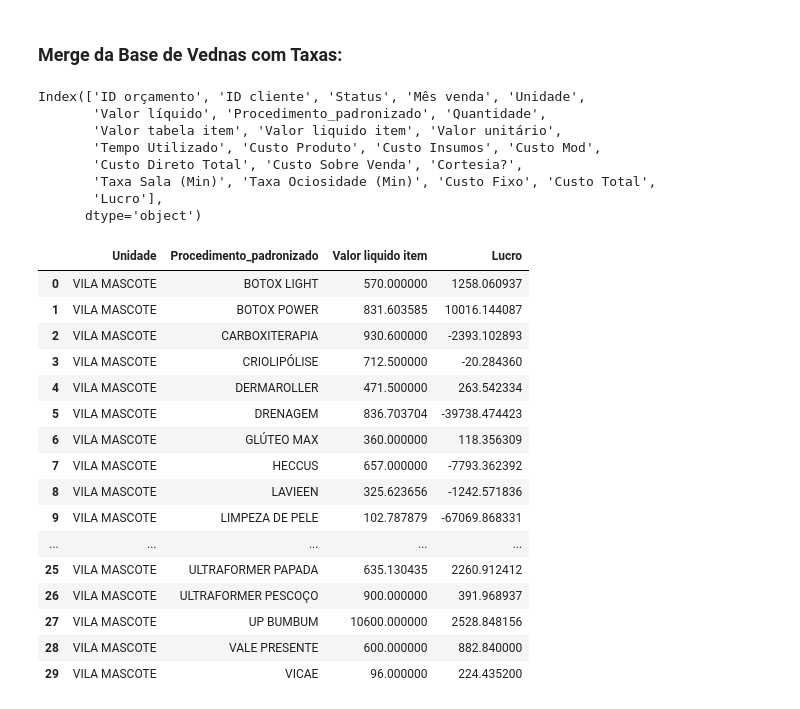
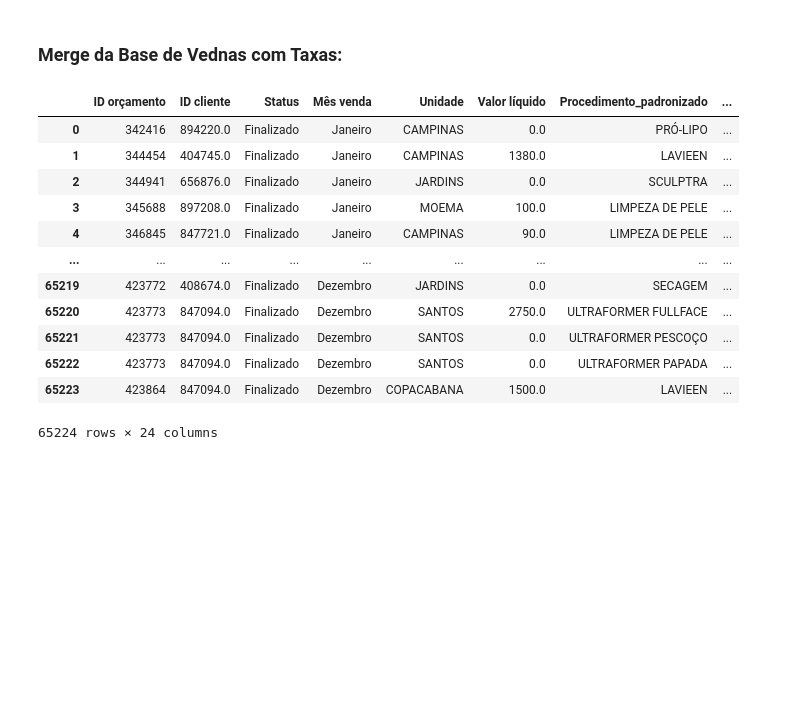
Before and after one commit to Devthalesant/Rentabilidade, a Jupyter notebook: Functions/tratando_bases.ipynb, the cells around one changed output. Drawn from its saved outputs; the diff is of its cells as text; code cells hidden in the pictures; blank space fills up the shorter version.

```diff
--- a/Functions/tratando_bases.ipynb
+++ b/Functions/tratando_bases.ipynb
@@ -636,5 +636,5 @@ all_costs_2024 = {
 # %%
-vmb_concat_path = "C:/Users/novo1/OneDrive/Desktop/Dev/Rentabilidade Anual/Bases/Venda Mesal Bruta/2024/vmb_2024_concat.csv"
+vmb_concat_path = 'C:/Users/novo1/OneDrive/Desktop/Dev/Rentabilidade Anual/Bases/Venda Mesal Bruta/2024/vmb_2024_concat.csv'
 
 
 vmb_concat = pd.read_csv(vmb_concat_path,low_memory=False)
@@ -707,6 +707,8 @@ vmb_concat['Custo Direto Total'] = vmb_concat['Custo Direto'] * vmb_concat['Quan
 
 vmb_concat['Valor unitário'] = vmb_concat['Valor liquido item'] / vmb_concat['Quantidade']
 
+vmb_concat["Valor tabela total"] = vmb_concat['Valor tabela item'] * vmb_concat['Quantidade']
+
 #dropndo colunad não utilizadas mais
 vmb_concat = vmb_concat.drop(columns=['Custo Direto'])
 
@@ -731,7 +733,7 @@ vmb_concat['Tempo Total'] = vmb_concat['Tempo Procedimento'] * vmb_concat["Quant
 
 vmb_concat_columns = ['ID orçamento', 'ID cliente', 'Status', 'Mês venda', 'Unidade',
                       'Valor líquido','Procedimento_padronizado', 'Quantidade',
-                      'Valor tabela item','Valor liquido item','Valor unitário','Tempo Total', 'Custo Produto',
+                      'Valor tabela item','Valor tabela total','Valor liquido item','Valor unitário','Tempo Total', 'Custo Produto',
                       'Custo Insumos', 'Custo Mod', 'Custo Direto Total', 'Custo Sobre Venda','Cortesia?']
 
 
@@ -744,4 +746,4 @@ vmb_concat = vmb_concat.rename(columns={"Tempo Total" : "Tempo Utilizado"})
 
 df_tempo_pago = vmb_concat.groupby(['Unidade']).agg({"Tempo Utilizado" : 'sum'}).reset_index()
 
-df_tempo_pago
+vmb_concat.to_csv("C:/Users/novo1/OneDrive/Desktop/Dev/Rentabilidade Anual/Bases/Venda Mesal Bruta/2024/vmb_2024_concat_treated.csv")
@@ -840,50 +824,28 @@ df_taxa_sala_ociosidade
 # %%
 df_final = pd.merge(vmb_concat,df_taxa_sala_ociosidade,how='left')
 
 df_final["Custo Fixo"] = ((df_final['Tempo Utilizado']* df_final['Taxa Sala (Min)']) + (df_final['Tempo Utilizado']* df_final['Taxa Ociosidade (Min)']))
 
 receita_gerada = df_final['Valor liquido item'].sum()
 
 df_final['Custo Total'] = df_final['Custo Fixo'] + df_final['Custo Direto Total'] + df_final['Custo Sobre Venda']
 
 df_final['Lucro'] = df_final['Valor liquido item'] - df_final['Custo Total']
 
 df_final['Mês venda'].unique()
 
-df_final.columns
+df_final
 # %% [output]
+|  | ID orçamento | ID cliente | Status | Mês venda | Unidade | Valor líquido | Procedimento_padronizado | ... |
+| 0 | 342416 | 894220.0 | Finalizado | Janeiro | CAMPINAS | 0.0 | PRÓ-LIPO | ... |
+| 1 | 344454 | 404745.0 | Finalizado | Janeiro | CAMPINAS | 1380.0 | LAVIEEN | ... |
+| 2 | 344941 | 656876.0 | Finalizado | Janeiro | JARDINS | 0.0 | SCULPTRA | ... |
+| 3 | 345688 | 897208.0 | Finalizado | Janeiro | MOEMA | 100.0 | LIMPEZA DE PELE | ... |
+| 4 | 346845 | 847721.0 | Finalizado | Janeiro | CAMPINAS | 90.0 | LIMPEZA DE PELE | ... |
+| ... | ... | ... | ... | ... | ... | ... | ... | ... |
+| 65219 | 423772 | 408674.0 | Finalizado | Dezembro | JARDINS | 0.0 | SECAGEM | ... |
+| 65220 | 423773 | 847094.0 | Finalizado | Dezembro | SANTOS | 2750.0 | ULTRAFORMER FULLFACE | ... |
+| 65221 | 423773 | 847094.0 | Finalizado | Dezembro | SANTOS | 0.0 | ULTRAFORMER PESCOÇO | ... |
+| 65222 | 423773 | 847094.0 | Finalizado | Dezembro | SANTOS | 0.0 | ULTRAFORMER PAPADA | ... |
+| 65223 | 423864 | 847094.0 | Finalizado | Dezembro | COPACABANA | 1500.0 | LAVIEEN | ... |
-Index(['ID orçamento', 'ID cliente', 'Status', 'Mês venda', 'Unidade',
-       'Valor líquido', 'Procedimento_padronizado', 'Quantidade',
-       'Valor tabela item', 'Valor liquido item', 'Valor unitário',
-       'Tempo Utilizado', 'Custo Produto', 'Custo Insumos', 'Custo Mod',
-       'Custo Direto Total', 'Custo Sobre Venda', 'Cortesia?',
-       'Taxa Sala (Min)', 'Taxa Ociosidade (Min)', 'Custo Fixo', 'Custo Total',
-       'Lucro'],
-      dtype='object')
+65224 rows × 24 columns
-# %%
-# GRoupbys:
-unidade = "VILA MASCOTE"
-
-df_final_unidade = df_final.loc[df_final['Unidade'] == unidade]
-
-groupby = df_final_unidade.groupby(["Unidade","Procedimento_padronizado"]).agg({"Valor liquido item" : 'mean','Lucro' : 'sum'}).reset_index()
-
-groupby
-# %% [output]
-|  | Unidade | Procedimento_padronizado | Valor liquido item | Lucro |
-| 0 | VILA MASCOTE | BOTOX LIGHT | 570.000000 | 1258.060937 |
-| 1 | VILA MASCOTE | BOTOX POWER | 831.603585 | 10016.144087 |
-| 2 | VILA MASCOTE | CARBOXITERAPIA | 930.600000 | -2393.102893 |
-| 3 | VILA MASCOTE | CRIOLIPÓLISE | 712.500000 | -20.284360 |
-| 4 | VILA MASCOTE | DERMAROLLER | 471.500000 | 263.542334 |
-| 5 | VILA MASCOTE | DRENAGEM | 836.703704 | -39738.474423 |
-| 6 | VILA MASCOTE | GLÚTEO MAX | 360.000000 | 118.356309 |
-| 7 | VILA MASCOTE | HECCUS | 657.000000 | -7793.362392 |
-| 8 | VILA MASCOTE | LAVIEEN | 325.623656 | -1242.571836 |
-| 9 | VILA MASCOTE | LIMPEZA DE PELE | 102.787879 | -67069.868331 |
-| ... | ... | ... | ... | ... |
-| 25 | VILA MASCOTE | ULTRAFORMER PAPADA | 635.130435 | 2260.912412 |
-| 26 | VILA MASCOTE | ULTRAFORMER PESCOÇO | 900.000000 | 391.968937 |
-| 27 | VILA MASCOTE | UP BUMBUM | 10600.000000 | 2528.848156 |
-| 28 | VILA MASCOTE | VALE PRESENTE | 600.000000 | 882.840000 |
-| 29 | VILA MASCOTE | VICAE | 96.000000 | 224.435200 |
```
Also changed, not shown: parts of 2 cells of this notebook, 3 other files.
